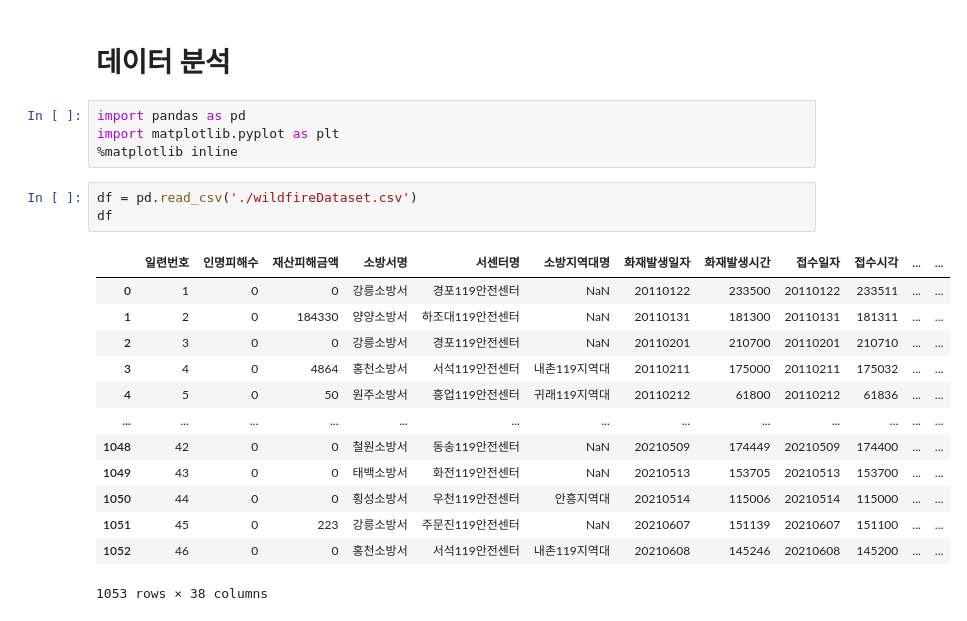
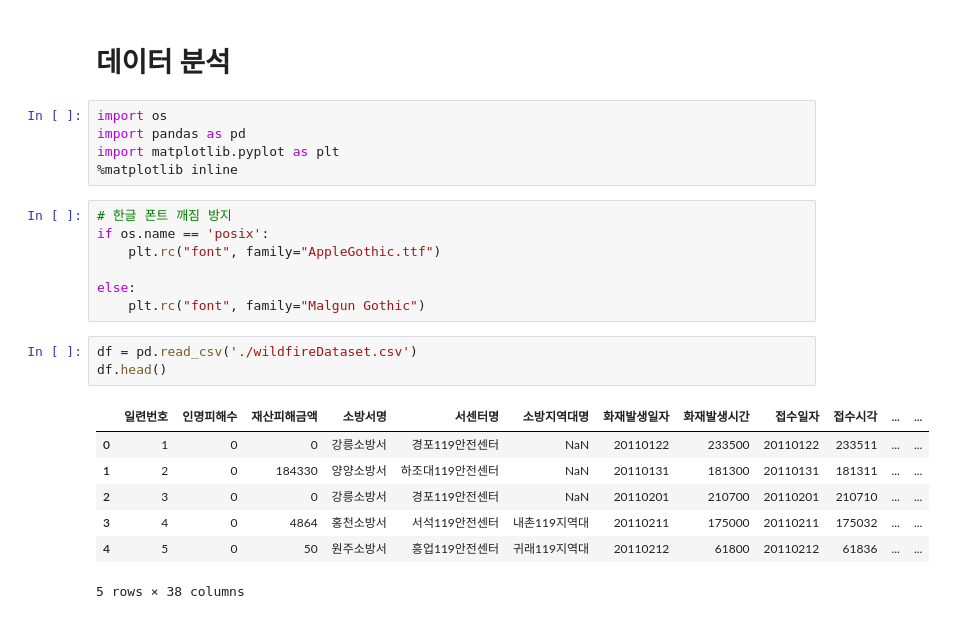
Before and after one commit to LIMDANBI/SKTFLYAI, a Jupyter notebook: pandas/project/강원도_산불_데이터_분석.ipynb, the cells around one changed output. Saved outputs shown, nothing was run; the diff lists cells and outputs as text.

```diff
--- a/pandas/project/강원도_산불_데이터_분석.ipynb
+++ b/pandas/project/강원도_산불_데이터_분석.ipynb
@@ -1,23 +1,25 @@
 # %% [markdown]
 # 데이터 분석
 # %%
+import os
 import pandas as pd
 import matplotlib.pyplot as plt
 %matplotlib inline
+# %%
+# 한글 폰트 깨짐 방지
+if os.name == 'posix':
+    plt.rc("font", family="AppleGothic.ttf")
+
+else:
+    plt.rc("font", family="Malgun Gothic")
 # %%
 df = pd.read_csv('./wildfireDataset.csv')
-df
+df.head()
 # %% [output]
 |  | 일련번호 | 인명피해수 | 재산피해금액 | 소방서명 | 서센터명 | 소방지역대명 | 화재발생일자 | 화재발생시간 | 접수일자 | 접수시각 | ... | ... |
 | 0 | 1 | 0 | 0 | 강릉소방서 | 경포119안전센터 | NaN | 20110122 | 233500 | 20110122 | 233511 | ... | ... |
 | 1 | 2 | 0 | 184330 | 양양소방서 | 하조대119안전센터 | NaN | 20110131 | 181300 | 20110131 | 181311 | ... | ... |
 | 2 | 3 | 0 | 0 | 강릉소방서 | 경포119안전센터 | NaN | 20110201 | 210700 | 20110201 | 210710 | ... | ... |
 | 3 | 4 | 0 | 4864 | 홍천소방서 | 서석119안전센터 | 내촌119지역대 | 20110211 | 175000 | 20110211 | 175032 | ... | ... |
 | 4 | 5 | 0 | 50 | 원주소방서 | 흥업119안전센터 | 귀래119지역대 | 20110212 | 61800 | 20110212 | 61836 | ... | ... |
-| ... | ... | ... | ... | ... | ... | ... | ... | ... | ... | ... | ... | ... |
-| 1048 | 42 | 0 | 0 | 철원소방서 | 동송119안전센터 | NaN | 20210509 | 174449 | 20210509 | 174400 | ... | ... |
-| 1049 | 43 | 0 | 0 | 태백소방서 | 화전119안전센터 | NaN | 20210513 | 153705 | 20210513 | 153700 | ... | ... |
-| 1050 | 44 | 0 | 0 | 횡성소방서 | 우천119안전센터 | 안흥지역대 | 20210514 | 115006 | 20210514 | 115000 | ... | ... |
-| 1051 | 45 | 0 | 223 | 강릉소방서 | 주문진119안전센터 | NaN | 20210607 | 151139 | 20210607 | 151100 | ... | ... |
-| 1052 | 46 | 0 | 0 | 홍천소방서 | 서석119안전센터 | 내촌119지역대 | 20210608 | 145246 | 20210608 | 145200 | ... | ... |
-1053 rows × 38 columns
+5 rows × 38 columns
```
Also changed, not shown: parts of 9 cells of this notebook.
